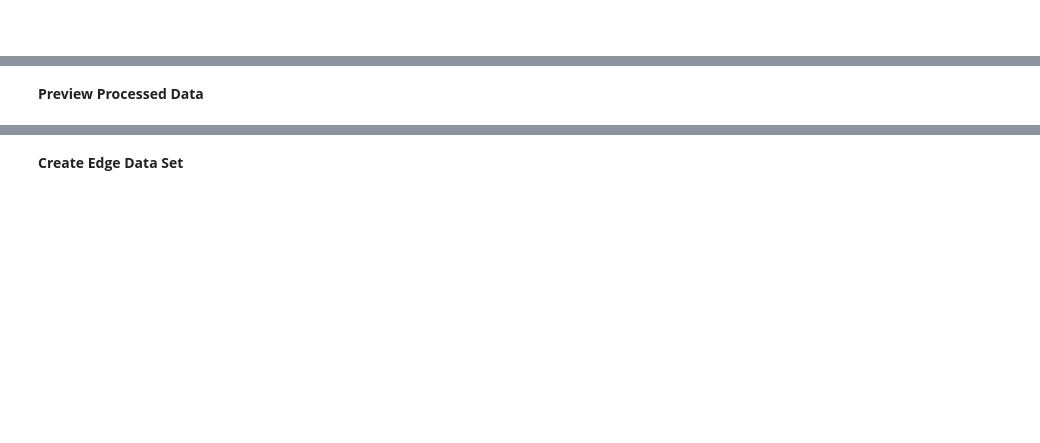
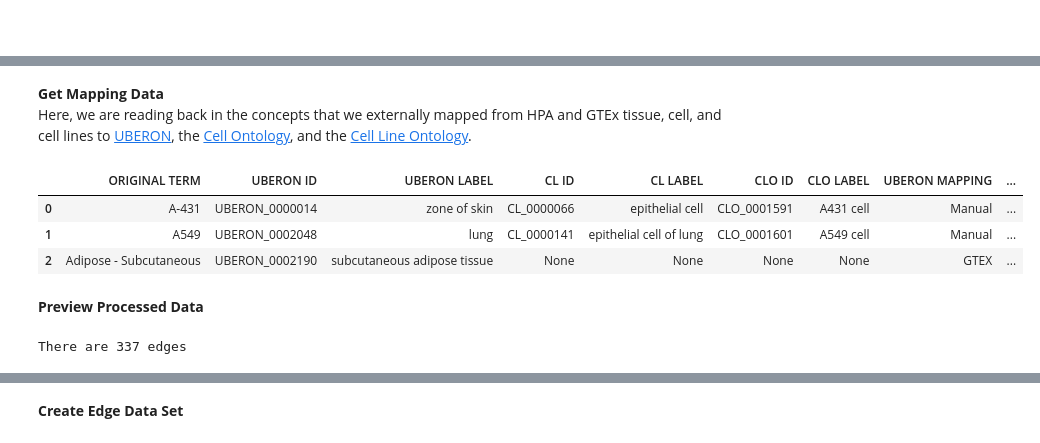
Before and after one commit to callahantiff/PheKnowLator, a Jupyter notebook: Data_Preparation.ipynb, the cells around one changed output, grey strips where cells are left out. Drawn from its saved outputs; the diff is of its cells as text; code cells hidden in the pictures; blank space fills up the shorter version.

```diff
--- a/Data_Preparation.ipynb
+++ b/Data_Preparation.ipynb
@@ -760,12 +1067,21 @@ outfile.close()
+# %% [markdown]
+**Get Mapping Data**
+Here, we are reading back in the concepts that we externally mapped from HPA and GTEx tissue, cell, and cell lines to [UBERON](https://github.com/callahantiff/PheKnowLator/wiki/v2-Data-Sources#uber-anatomy-ontology), the [Cell Ontology](https://github.com/callahantiff/PheKnowLator/wiki/v2-Data-Sources#cell-ontology), and the [Cell Line Ontology](https://github.com/callahantiff/PheKnowLator/wiki/v2-Data-Sources#cell-line-ontology).
 # %%
 # read back in mapped tissue/cell data
-hpa_mapping_data = pandas.read_excel(open(unprocessed_data_location + 'zooma_tissue_cell_mapping_04JAN2020.xlsx', 'rb'),
-                                     sheet_name='Concept_Mapping - 04JAN2020',
-                                     header=0)
+mapping_data = pandas.read_excel(open(unprocessed_data_location + 'zooma_tissue_cell_mapping_04JAN2020.xlsx', 'rb'),
+                                 sheet_name='Concept_Mapping - 04JAN2020',
+                                 header=0)
 
-hpa_mapping_data.fillna('None', inplace=True)
+# convert NaN to None
+mapping_data.fillna('None', inplace=True)
 
 # preview data
-hpa_mapping_data.head(n=3)
+mapping_data.head(n=3)
+# %% [output]
+|  | ORIGINAL TERM | UBERON ID | UBERON LABEL | CL ID | CL LABEL | CLO ID | CLO LABEL | UBERON MAPPING | ... |
+| 0 | A-431 | UBERON_0000014 | zone of skin | CL_0000066 | epithelial cell | CLO_0001591 | A431 cell | Manual | ... |
+| 1 | A549 | UBERON_0002048 | lung | CL_0000141 | epithelial cell of lung | CLO_0001601 | A549 cell | Manual | ... |
+| 2 | Adipose - Subcutaneous | UBERON_0002190 | subcutaneous adipose tissue | None | None | None | None | GTEX | ... |
 # %%
 # reformat data and write it out
@@ -784,11 +1098,13 @@ outfile.close()
 # %% [markdown]
 **Preview Processed Data**
 # %%
-hpa_data = pandas.read_csv(processed_data_location + 'HPA_TISSUE_CELL_MAP.txt',
+hpa_data = pandas.read_csv(processed_data_location + 'HPA_GTEx_TISSUE_CELL_MAP.txt',
                            header = None,
-                           names=['Tissue/Cell TERM', 'ONTOLOGY_IDs'],
+                           names=['TISSUE_CELL_TERM', 'ONTOLOGY_IDs'],
                            delimiter = '\t')
 
 print('There are {edge_count} edges'.format(edge_count=len(hpa_data)))
+# %% [output]
+There are 337 edges
 # %%
 hpa_data.head(n=3)
```
Also changed, not shown: parts of 107 cells of this notebook, 6 other files.
